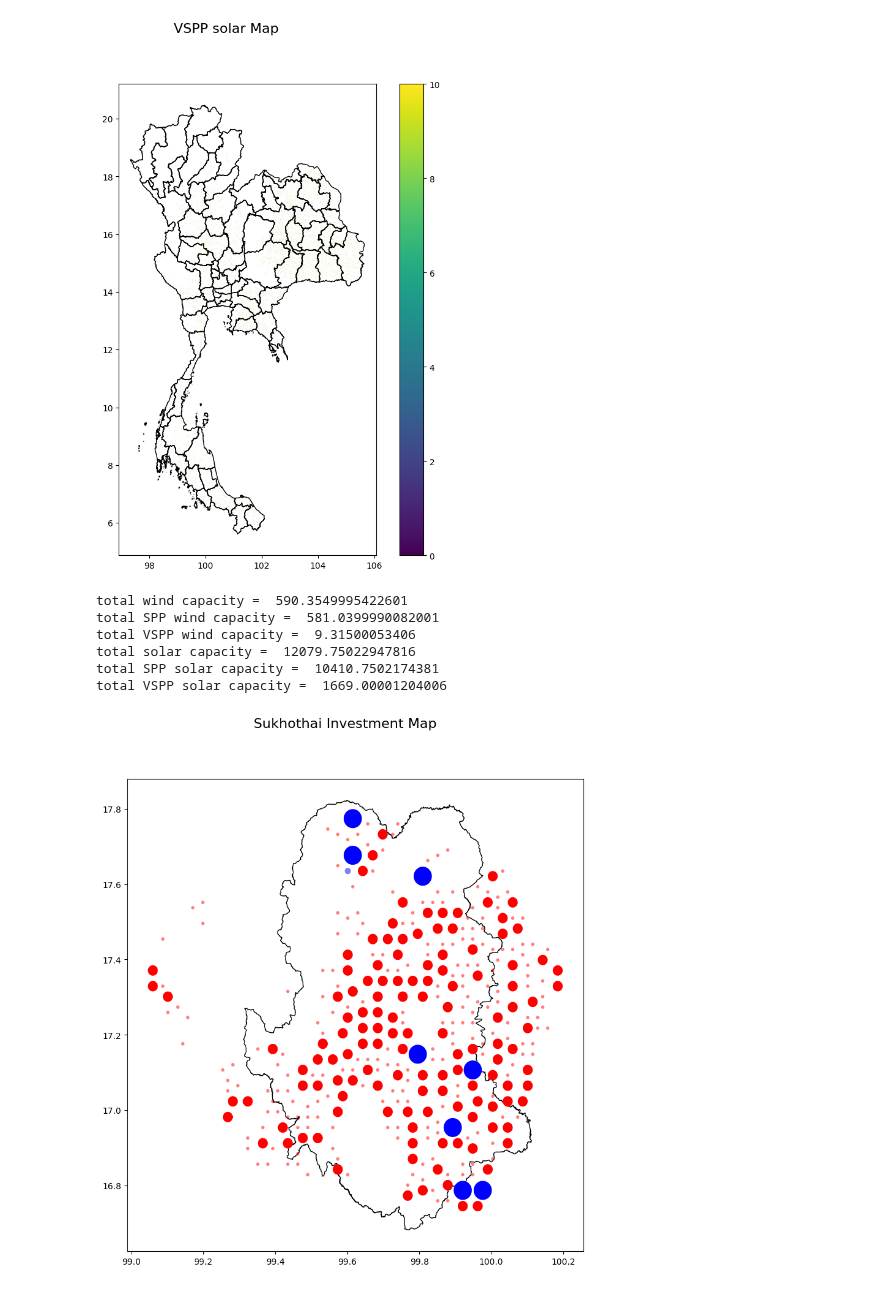
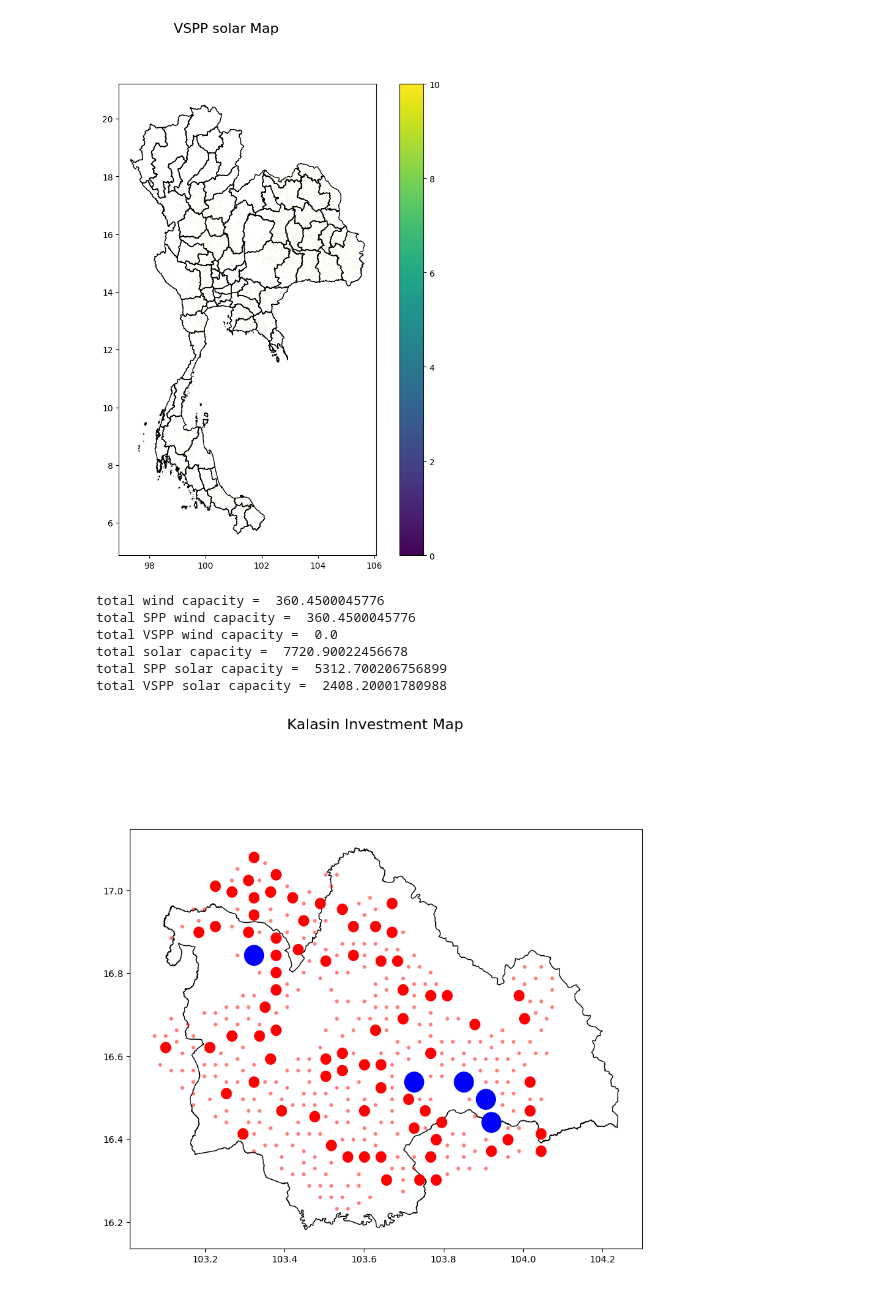
Before and after one commit to NarasetS/REPowerPlant_Siting, a Jupyter notebook: 13_SI_SitingPlant_SolarWind_xarray.ipynb, the cells around one changed output. Drawn from its saved outputs; the diff is of its cells as text; code cells hidden in the pictures.

```diff
--- a/13_SI_SitingPlant_SolarWind_xarray.ipynb
+++ b/13_SI_SitingPlant_SolarWind_xarray.ipynb
@@ -204,38 +204,38 @@ total VSPP solar capacity =  77626.45058774867
 [figure]
 [figure]
 # %%
-province = 'Sukhothai'
+province = 'Kalasin'
 thailandmap = gpd.read_file('Data\\tha_admbnda_adm1_rtsd_20220121\\tha_admbnda_adm1_rtsd_20220121.shp')
 thailandmap.crs = {'init': 'epsg:4326'}
 specificarea = thailandmap.loc[thailandmap['ADM1_EN'] == province]
 bound = specificarea.unary_union.bounds
 
 print("total wind capacity = ", df_wind_spp['cap_SPP_wind'].loc[df_wind_spp['ADM1_EN'] == province].sum() + df_wind_vspp['cap_VSPP_wind'].loc[df_wind_vspp['ADM1_EN'] == province].sum())
 print("total SPP wind capacity = ", df_wind_spp['cap_SPP_wind'].loc[df_wind_spp['ADM1_EN'] == province].sum())
 print("total VSPP wind capacity = ", df_wind_vspp['cap_VSPP_wind'].loc[df_wind_vspp['ADM1_EN'] == province].sum())
 
 print("total solar capacity = ", df_solar_spp['cap_SPP_solar'].loc[df_solar_spp['ADM1_EN'] == province].sum() + df_solar_vspp['cap_VSPP_solar'].loc[df_solar_vspp['ADM1_EN'] == province].sum())
 print("total SPP solar capacity = ", df_solar_spp['cap_SPP_solar'].loc[df_solar_spp['ADM1_EN'] == province].sum())
 print("total VSPP solar capacity = ", df_solar_vspp['cap_VSPP_solar'].loc[df_solar_vspp['ADM1_EN'] == province].sum())
 
 fig, ax = plt.subplots(figsize=(10,10))
 fig.suptitle(province + ' Investment Map ', fontsize=16)
 specificarea.plot(ax = ax, color='none', edgecolor = 'black', zorder = 0)
 try:
     df_wind_spp.loc[df_wind_spp['ADM1_EN'] == province].plot(ax = ax,legend=True,zorder = 1,column = 'cap_SPP_wind',color = 'blue')
     df_wind_vspp.loc[df_wind_vspp['ADM1_EN'] == province].plot(ax = ax,legend=True,zorder = 2,column = 'cap_VSPP_wind',color = 'blue',alpha = 0.5)
 except:
     None
 try:
     df_solar_spp.loc[df_solar_spp['ADM1_EN'] == province].plot(ax = ax,legend=True,zorder = 3,column = 'cap_SPP_solar',color = 'red')
     df_solar_vspp.loc[df_solar_vspp['ADM1_EN'] == province].plot(ax = ax,legend=True,zorder = 4,column = 'cap_VSPP_solar',color = 'red',alpha = 0.5)
 except:
     None
 # %% [output]
-total wind capacity =  590.3549995422601
-total SPP wind capacity =  581.0399990082001
-total VSPP wind capacity =  9.31500053406
-total solar capacity =  12079.75022947816
-total SPP solar capacity =  10410.7502174381
-total VSPP solar capacity =  1669.00001204006
+total wind capacity =  360.4500045776
+total SPP wind capacity =  360.4500045776
+total VSPP wind capacity =  0.0
+total solar capacity =  7720.90022456678
+total SPP solar capacity =  5312.700206756899
+total VSPP solar capacity =  2408.20001780988
-[figure, old version]
+[figure, new version]
```
Also changed, not shown: parts of 1 cell of this notebook, 7 other files.
